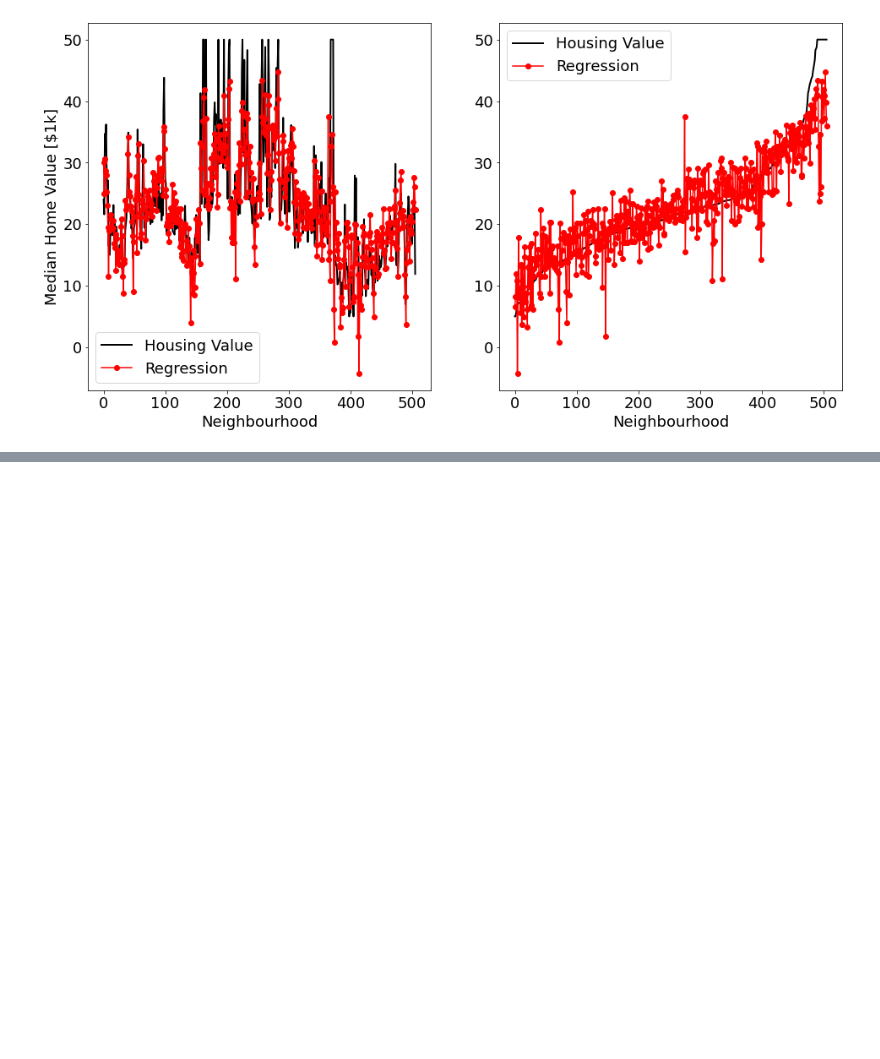
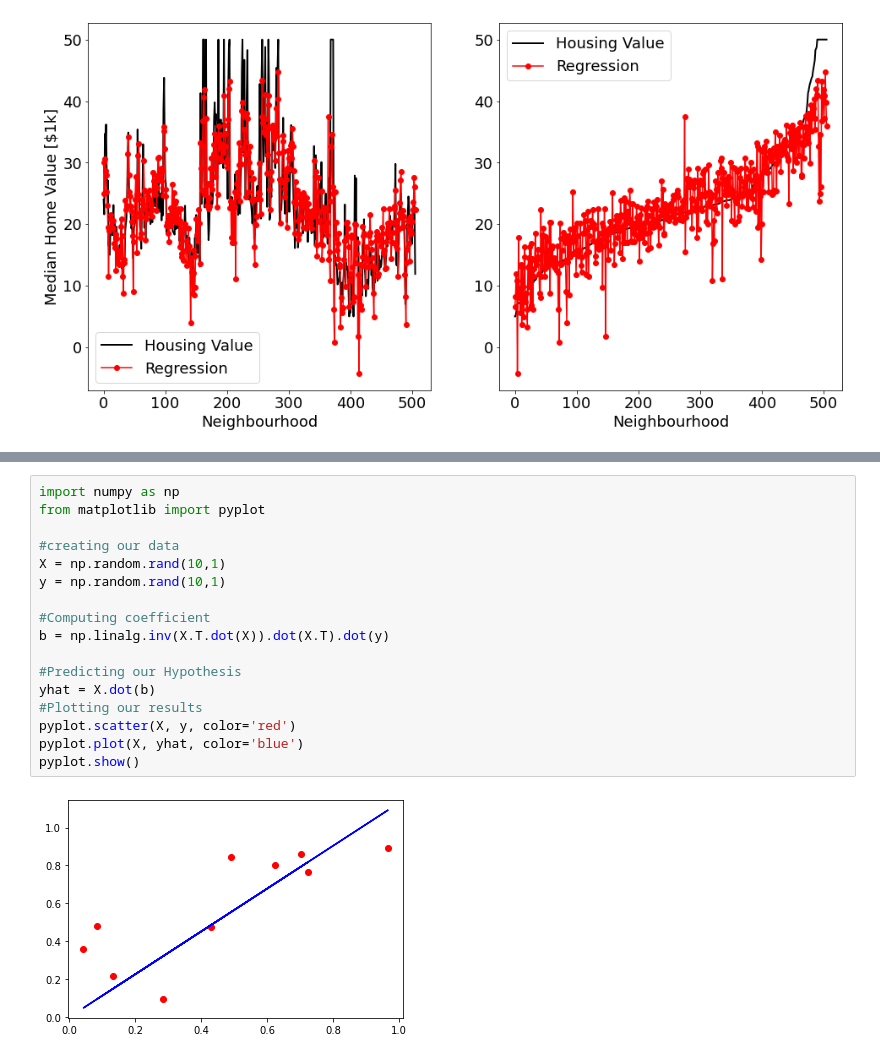
Before and after one commit to adzcodez/Study, a Jupyter notebook: ml/algorithms/linear_regression.ipynb, the cells around one changed output, grey strips where cells are left out. Drawn from its saved outputs; the diff is of its cells as text; blank space fills up the shorter version.

```diff
--- a/ml/algorithms/linear_regression.ipynb
+++ b/ml/algorithms/linear_regression.ipynb
@@ -187,3 +215,22 @@ plt.show()
+# %%
+import numpy as np
+from matplotlib import pyplot
+
+#creating our data
+X = np.random.rand(10,1)
+y = np.random.rand(10,1)
+
+#Computing coefficient
+b = np.linalg.inv(X.T.dot(X)).dot(X.T).dot(y)
+
+#Predicting our Hypothesis
+yhat = X.dot(b)
+#Plotting our results
+pyplot.scatter(X, y, color='red')
+pyplot.plot(X, yhat, color='blue')
+pyplot.show()
+# %% [output]
+[figure, added]
 # %% [markdown]
 ## Conclusion
 There are several ways to create a linear regreession model. These different methods have different pros and cons, which are summarised in this table:
```
Also changed, not shown: parts of 2 cells of this notebook, 4 other files.
